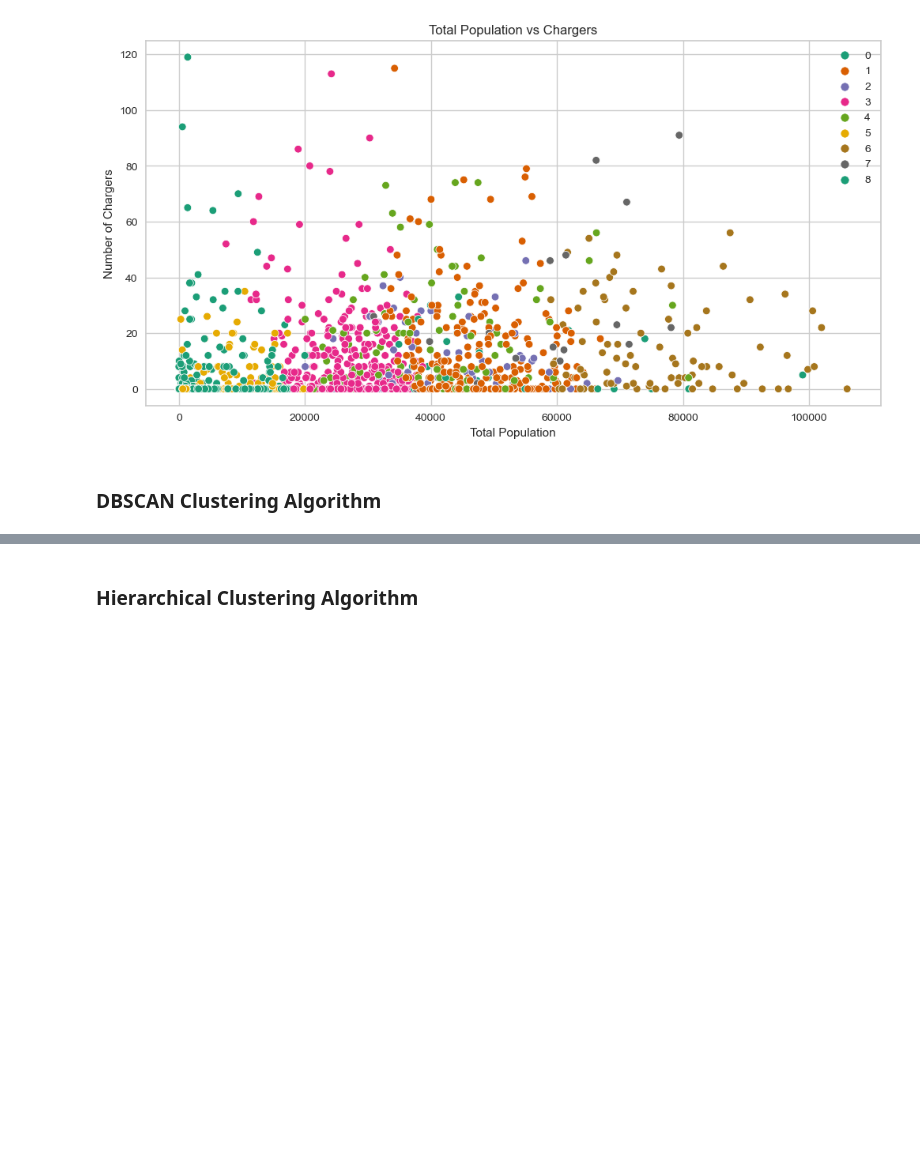
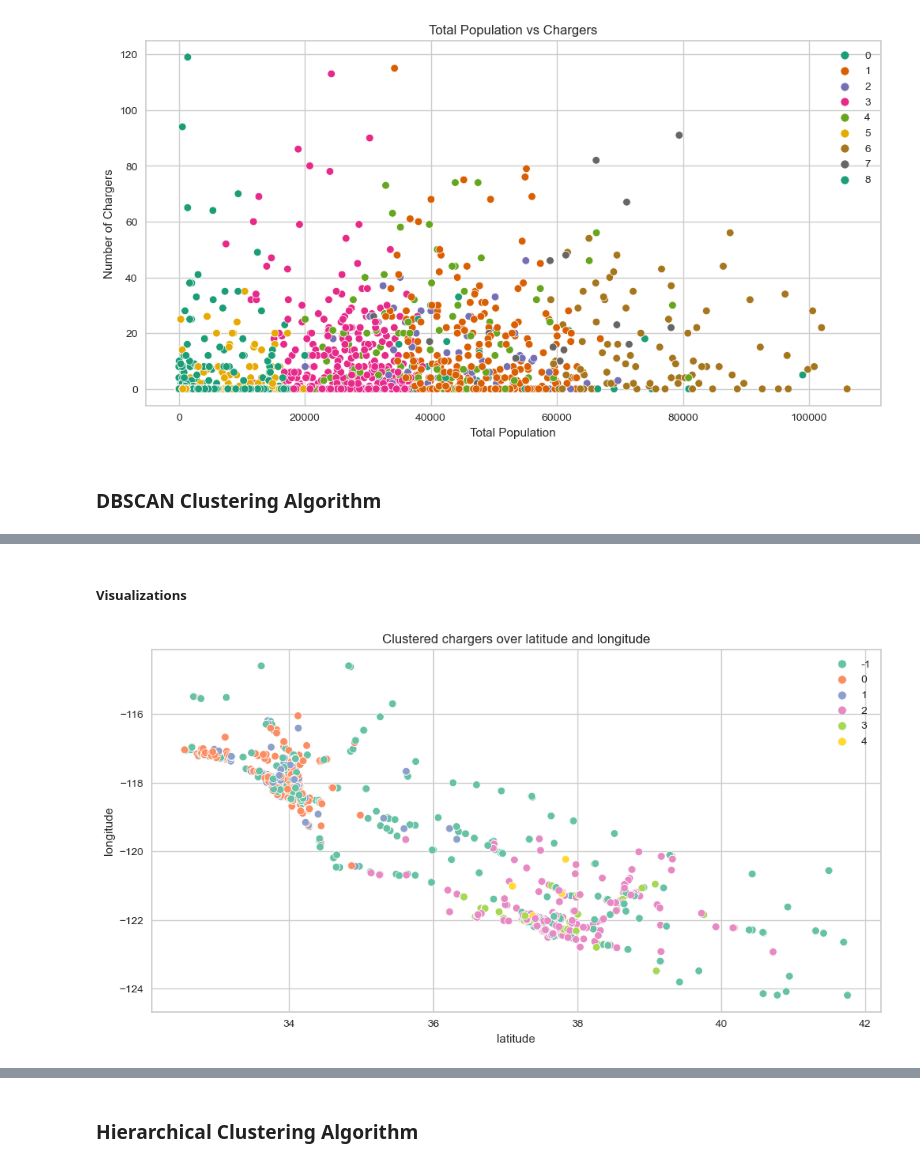
Before and after one commit to sunilha/evchargers, a Jupyter notebook: capstone.ipynb, the cells around one changed output, grey strips where cells are left out. Saved outputs shown, nothing was run; the diff lists cells and outputs as text; code cells hidden in the pictures; blank space fills up the shorter version.

```diff
--- a/capstone.ipynb
+++ b/capstone.ipynb
@@ -651,0 +727,12 @@ plt.show()
+# %% [markdown]
+##### Visualizations
+# %%
+#Scatter plot of Lat, Log clustering
+plt.figure(figsize=(12,6))
+sns.scatterplot(data=chargers_df, x ="latitude", y="longitude",
+                hue = dbclusters.labels_,
+                palette="Set2")
+plt.title("Clustered chargers over latitude and longitude")
+plt.show()
+# %% [output]
+[figure, added]
```
Also changed, not shown: parts of 42 cells of this notebook.
